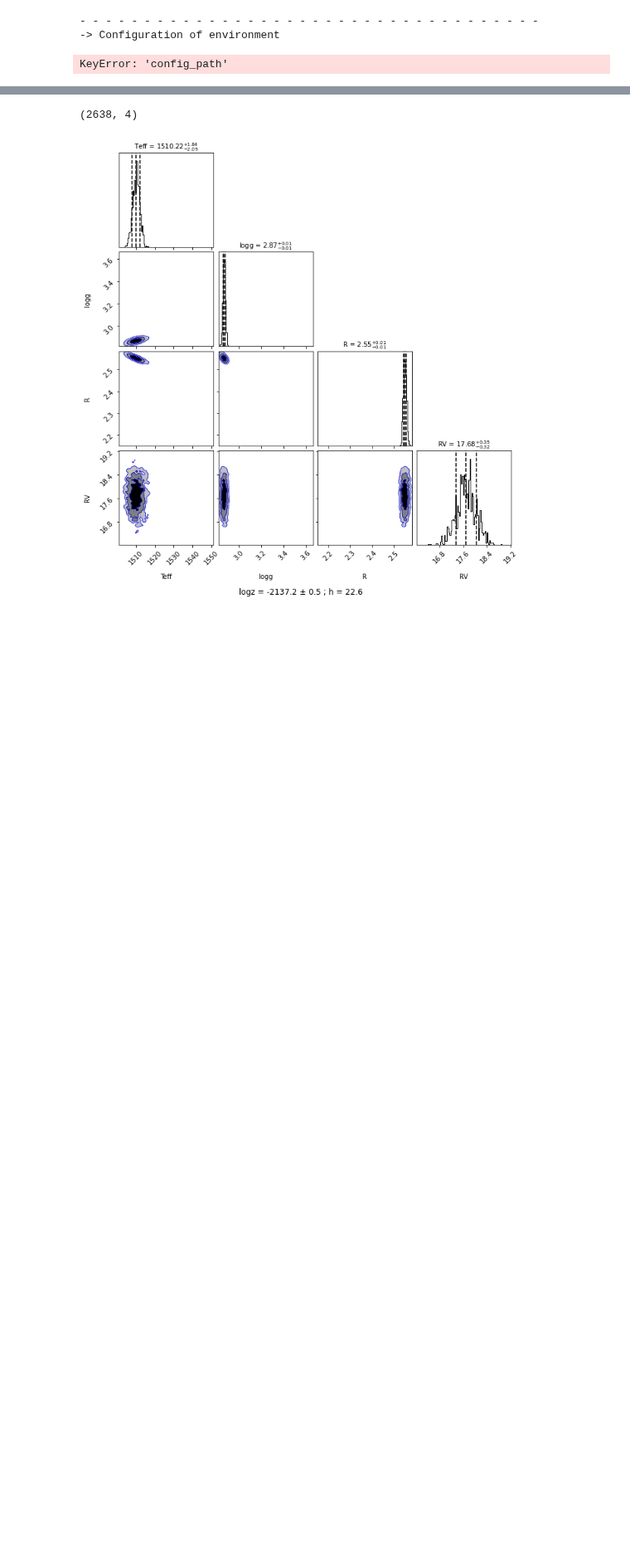
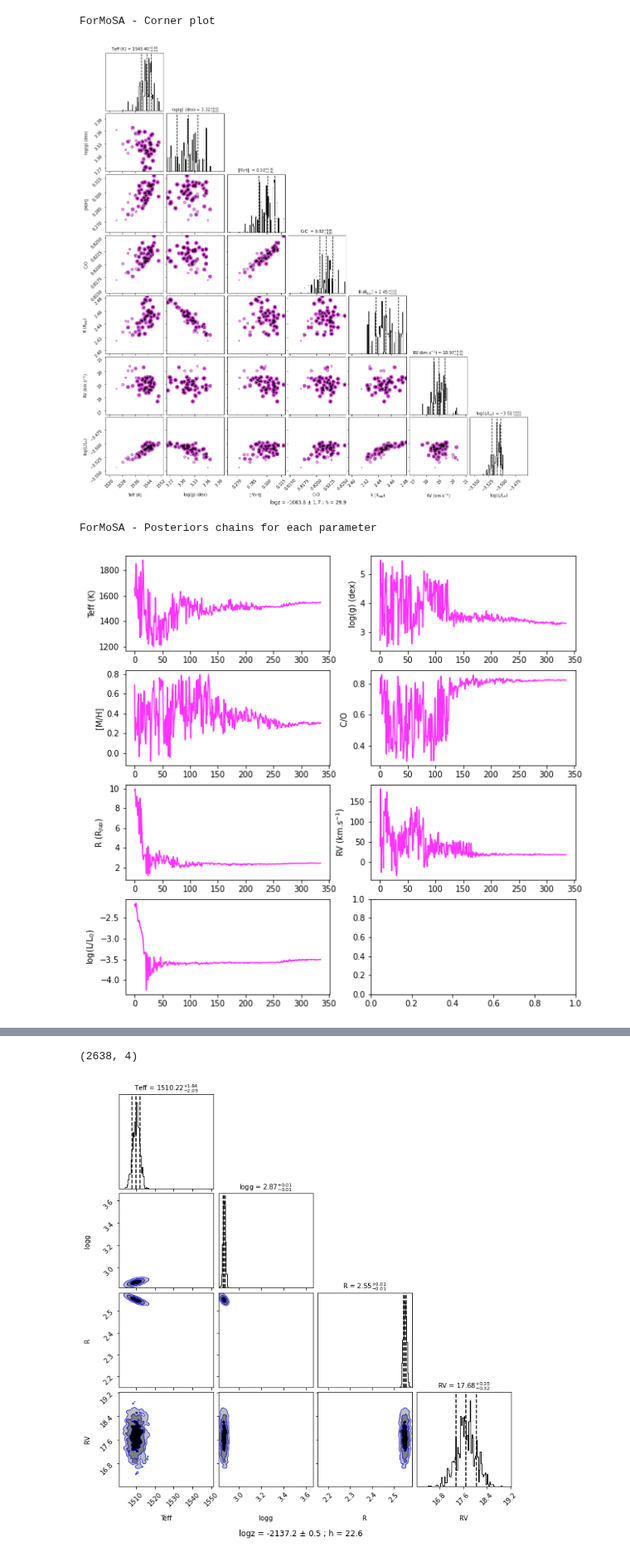
Before and after one commit to exoAtmospheres/ForMoSA, a Jupyter notebook: DEMO/outputs/output_plots.ipynb, the cells around one changed output, grey strips where cells are left out. Shown at 83% size. Cells and saved outputs as stored; diff of their text form; code cells hidden in the pictures; blank space fills up the shorter version.

Commit message:
plots close to done

```diff
--- a/DEMO/outputs/output_plots.ipynb
+++ b/DEMO/outputs/output_plots.ipynb
@@ -13,10 +13,38 @@ base_path = '/Users/ppalmabifani/Desktop/exoAtm/c0_ForMoSA/ForMoSA/ForMoSA/'
 sys.path.insert(1, base_path)
 from plotting.plotting_class import ComplexRadar
 from plotting.plotting_class import PlottingForMoSA
-# %%
-config_path = '/Users/ppalmabifani/Desktop/exoAtm/c0_ForMoSA/ForMoSA/DEMO/inputs/test_config_ABPicb.ini'
-import main
-# %% [output]
-- - - - - - - - - - - - - - - - - - - - - - - - - - - - - - - - - - - -
--> Configuration of environment
-KeyError: 'config_path'
+# %%
+
+# Initialize the plotting class
+config_path = '/Users/ppalmabifani/Desktop/exoAtm/c0_ForMoSA/ForMoSA/DEMO/inputs/test_config_ABPicb.ini'
+plotForMoSA = PlottingForMoSA(config_path, 'magenta')
+
+# Corner plor
+plotForMoSA.plot_corner(levels_sig=[0.997, 0.95, 0.68], bins=100, quantiles=(0.16, 0.5, 0.84), burn_in=0)
+#plt.savefig('')
+plt.show()
+
+# Chains of posteriors
+plotForMoSA.plot_chains(figsize=(10,10))
+#plt.savefig('')
+plt.show()
+
+# You can access to some parametes
+posteriors = plotForMoSA.posterior_to_plot
+parameters_names = plotForMoSA.posteriors_names
+
+# Radar plot
+ranges = [(1200,2000),
+          (2.5,4.7),
+          (-0.1,0.8),
+          (0,1),
+          (1,5),
+          (-30,150),
+          (-4,-1)]
+plotForMoSA.plot_radar(ranges,label='AB Pic b, K band',quantiles=[0.16, 0.5, 0.84],chiffres=[0,2,2,2])
+plt.show()
+# %% [output]
+ForMoSA - Corner plot
+[figure, added]
+ForMoSA - Posteriors chains for each parameter
+[figure, added]
```
Also changed, not shown: parts of 2 cells of this notebook, 3 other files.
